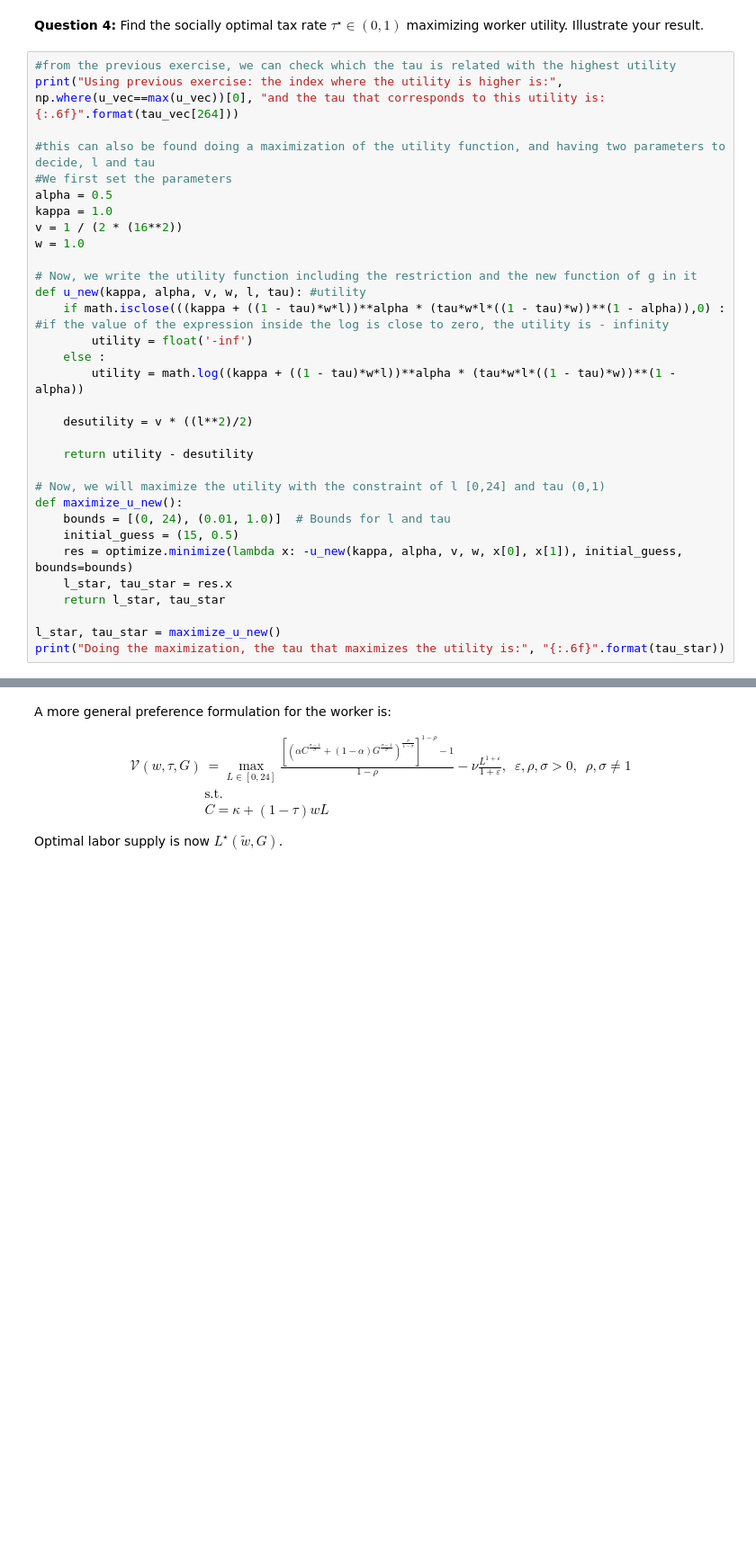
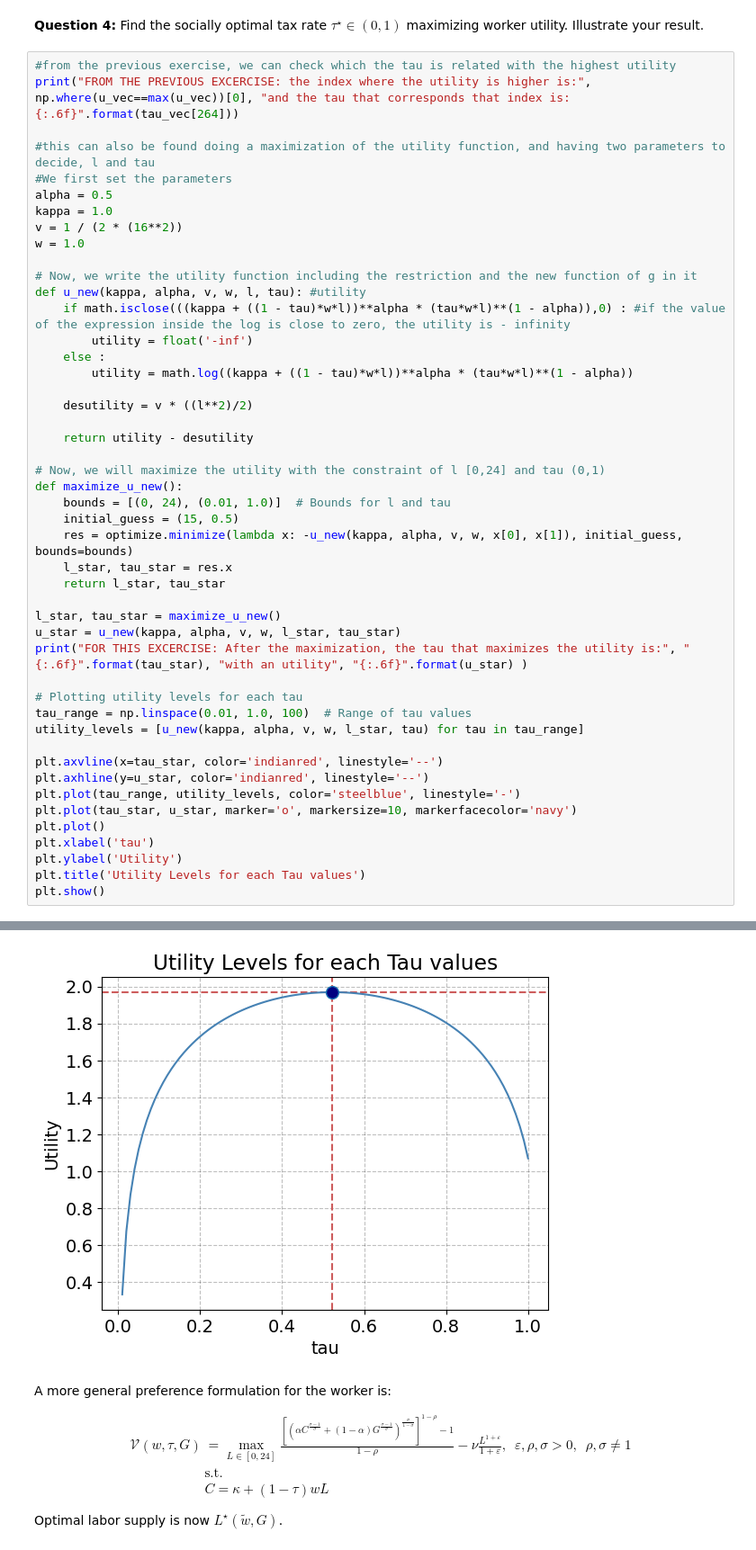
Before and after one commit to NumEconCopenhagen/projects-2023-latin-power, a Jupyter notebook: Exam/Exam-2023-notebook.ipynb, the cells around one changed output, grey strips where cells are left out. Shown at 90% size. Drawn from its saved outputs; the diff is of its cells as text; blank space fills up the shorter version.

```diff
--- a/Exam/Exam-2023-notebook.ipynb
+++ b/Exam/Exam-2023-notebook.ipynb
@@ -202,7 +202,7 @@ Text(0.5, 1.0, 'Utility')
 **Question 4:** Find the socially optimal tax rate $\tau^{\star}\in(0,1)$ maximizing worker utility. Illustrate your result.
 # %%
 #from the previous exercise, we can check which the tau is related with the highest utility
-print("Using previous exercise: the index where the utility is higher is:", np.where(u_vec==max(u_vec))[0], "and the tau that corresponds to this utility is: {:.6f}".format(tau_vec[264]))
+print("FROM THE PREVIOUS EXCERCISE: the index where the utility is higher is:", np.where(u_vec==max(u_vec))[0], "and the tau that corresponds that index is: {:.6f}".format(tau_vec[264]))
 
 #this can also be found doing a maximization of the utility function, and having two parameters to decide, l and tau
 #We first set the parameters
@@ -213,10 +213,10 @@ w = 1.0
 
 # Now, we write the utility function including the restriction and the new function of g in it
 def u_new(kappa, alpha, v, w, l, tau): #utility
-    if math.isclose(((kappa + ((1 - tau)*w*l))**alpha * (tau*w*l*((1 - tau)*w))**(1 - alpha)),0) : #if the value of the expression inside the log is close to zero, the utility is - infinity
+    if math.isclose(((kappa + ((1 - tau)*w*l))**alpha * (tau*w*l)**(1 - alpha)),0) : #if the value of the expression inside the log is close to zero, the utility is - infinity
         utility = float('-inf')
     else :
-        utility = math.log((kappa + ((1 - tau)*w*l))**alpha * (tau*w*l*((1 - tau)*w))**(1 - alpha))
+        utility = math.log((kappa + ((1 - tau)*w*l))**alpha * (tau*w*l)**(1 - alpha))
 
     desutility = v * ((l**2)/2)
 
@@ -231,5 +231,20 @@ def maximize_u_new():
     return l_star, tau_star
 
 l_star, tau_star = maximize_u_new()
-print("Doing the maximization, the tau that maximizes the utility is:", "{:.6f}".format(tau_star))
+u_star = u_new(kappa, alpha, v, w, l_star, tau_star)
+print("FOR THIS EXCERCISE: After the maximization, the tau that maximizes the utility is:", "{:.6f}".format(tau_star), "with an utility", "{:.6f}".format(u_star) )
+
+# Plotting utility levels for each tau
+tau_range = np.linspace(0.01, 1.0, 100)  # Range of tau values
+utility_levels = [u_new(kappa, alpha, v, w, l_star, tau) for tau in tau_range]
+
+plt.axvline(x=tau_star, color='indianred', linestyle='--')
+plt.axhline(y=u_star, color='indianred', linestyle='--')
+plt.plot(tau_range, utility_levels, color='steelblue', linestyle='-')
+plt.plot(tau_star, u_star, marker='o', markersize=10, markerfacecolor='navy')
+plt.plot()
+plt.xlabel('tau')
+plt.ylabel('Utility')
+plt.title('Utility Levels for each Tau values')
+plt.show()
 # %% [output]
@@ -238,3 +253,4 @@ Doing the maximization, the tau that maximizes the utility is: 0.340573
+[figure, added]
 # %% [markdown]
 A more general preference formulation for the worker is:
 
```
Also changed, not shown: parts of 10 cells of this notebook.
